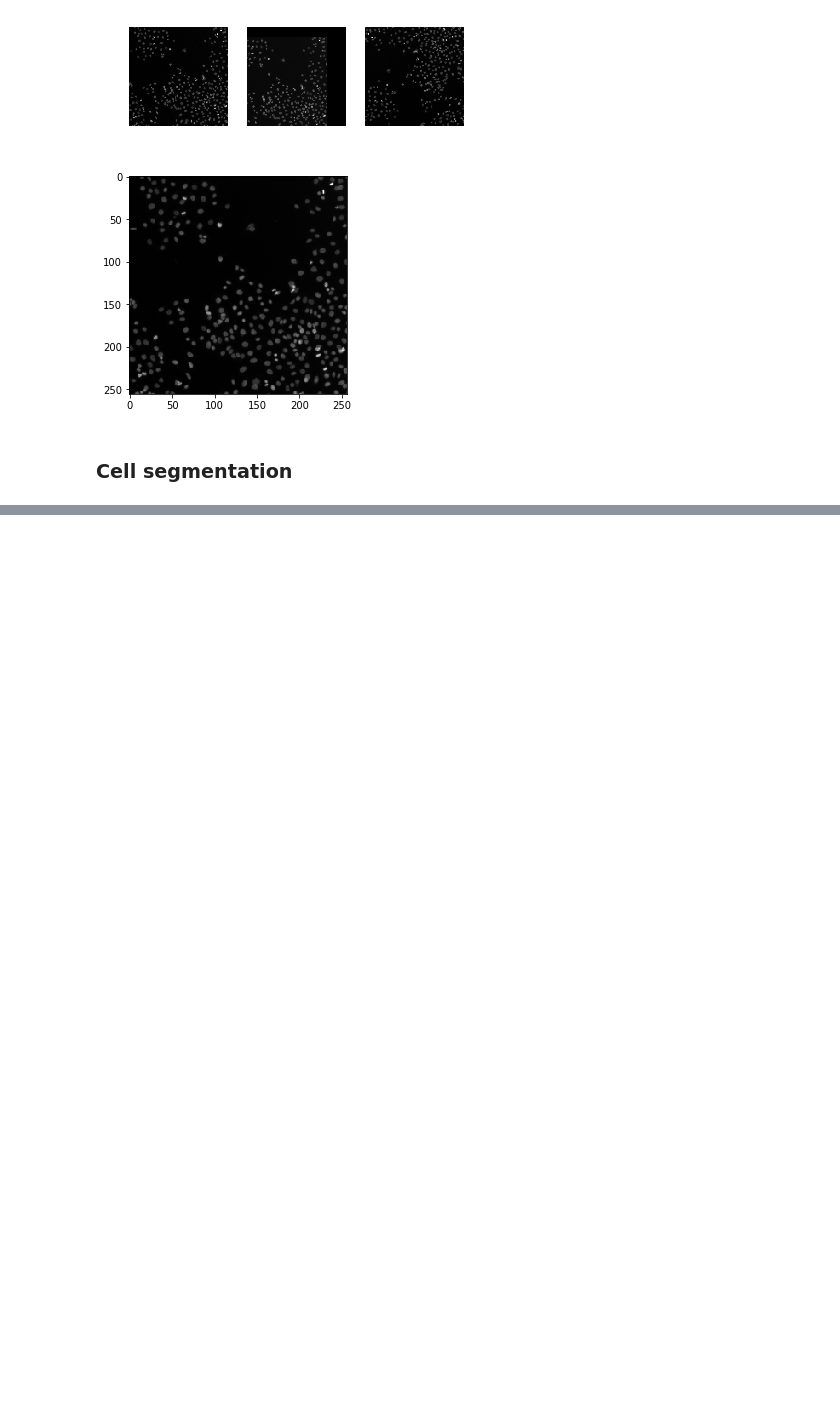
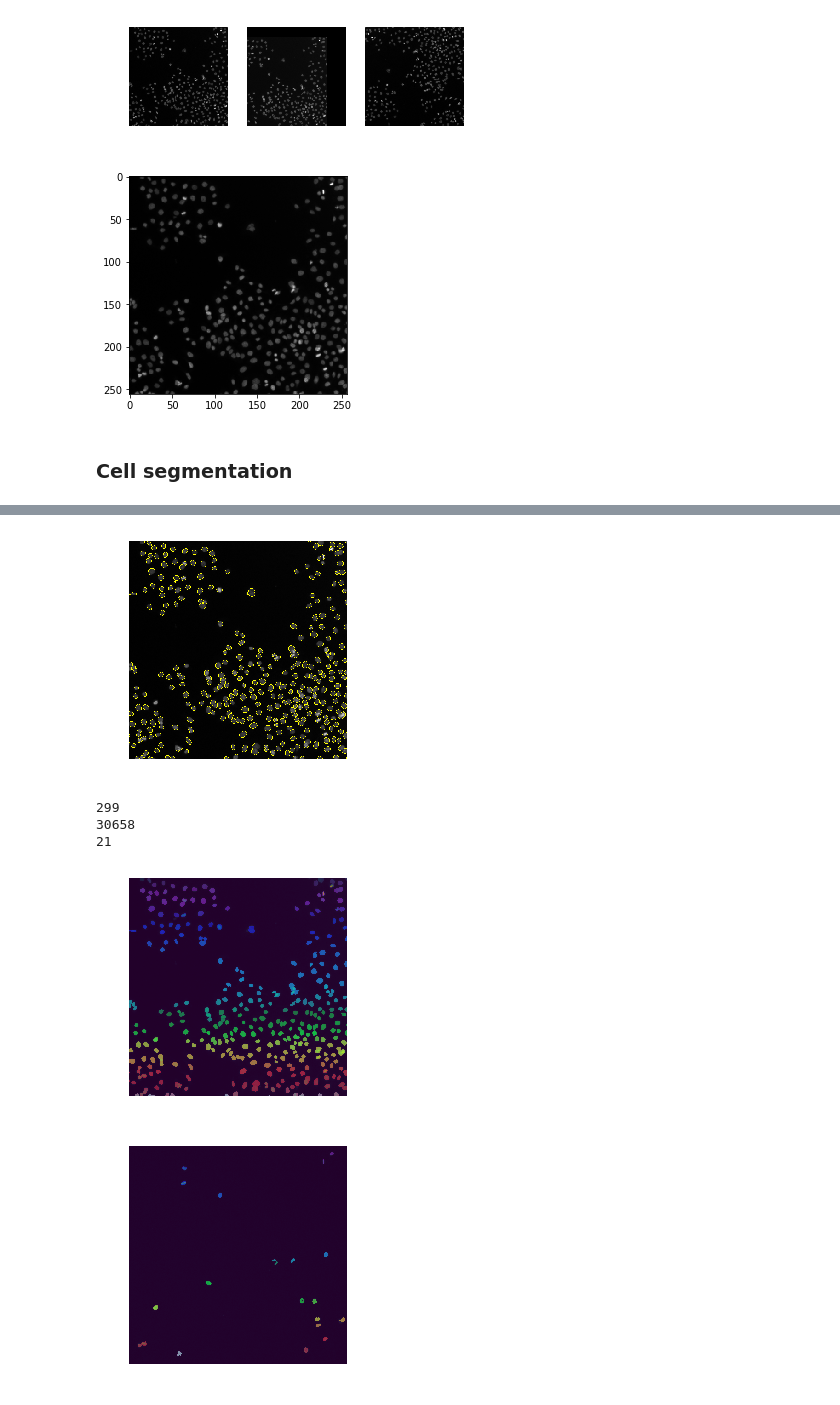
Before and after one commit to volker-baecker/jupyter-workshop-mifobio-2018, a Jupyter notebook: image_analysis.ipynb, the cells around one changed output, grey strips where cells are left out. Saved outputs shown, nothing was run; the diff lists cells and outputs as text; code cells hidden in the pictures; blank space fills up the shorter version.

```diff
--- a/image_analysis.ipynb
+++ b/image_analysis.ipynb
@@ -202,0 +233,31 @@ plt.show()
+# %%
+plt.imshow(mark_boundaries(nuc_norm, mask_nuc))
+plt.axis('off')
+plt.show()
+
+
+markers_nuc = label(mask_nuc, connectivity=1, return_num=True)
+print(markers_nuc[1])
+
+print(np.count_nonzero(markers_nuc[0]))
+
+markers_ph3 = label(mask_ph3, connectivity=1, return_num=True)
+print(markers_ph3[1])
+
+plt.imshow(nuc_norm)
+plt.imshow(markers_nuc[0], cmap = "nipy_spectral", alpha = 0.5)
+
+plt.axis('off')
+plt.show()
+
+plt.imshow(ph3_norm)
+plt.imshow(markers_ph3[0], cmap = "nipy_spectral", alpha = 0.5)
+plt.axis('off')
+plt.show()
+# %% [output]
+[figure, added]
+299
+30658
+21
+[figure, added]
+[figure, added]
```
Also changed, not shown: parts of 9 cells of this notebook.
